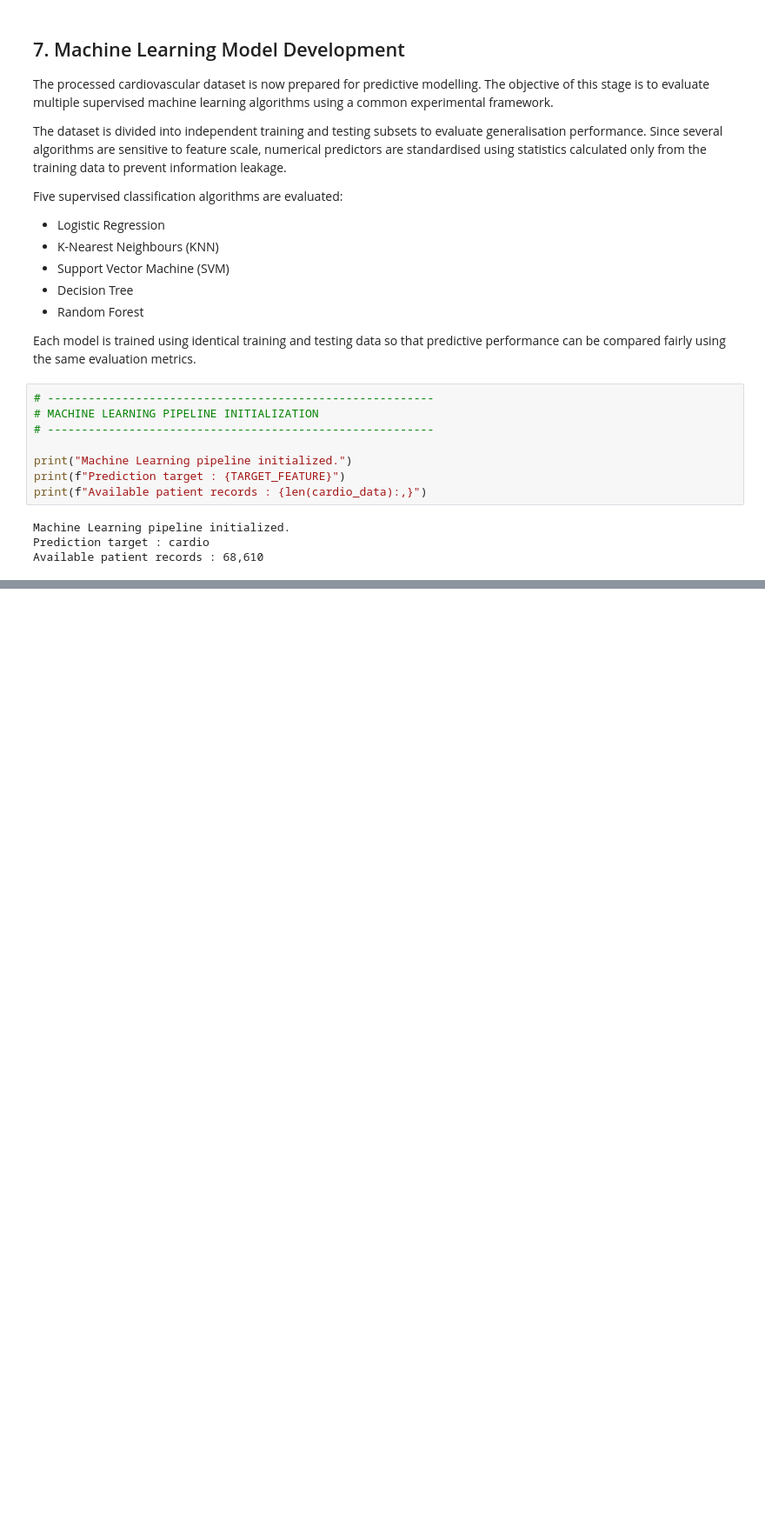
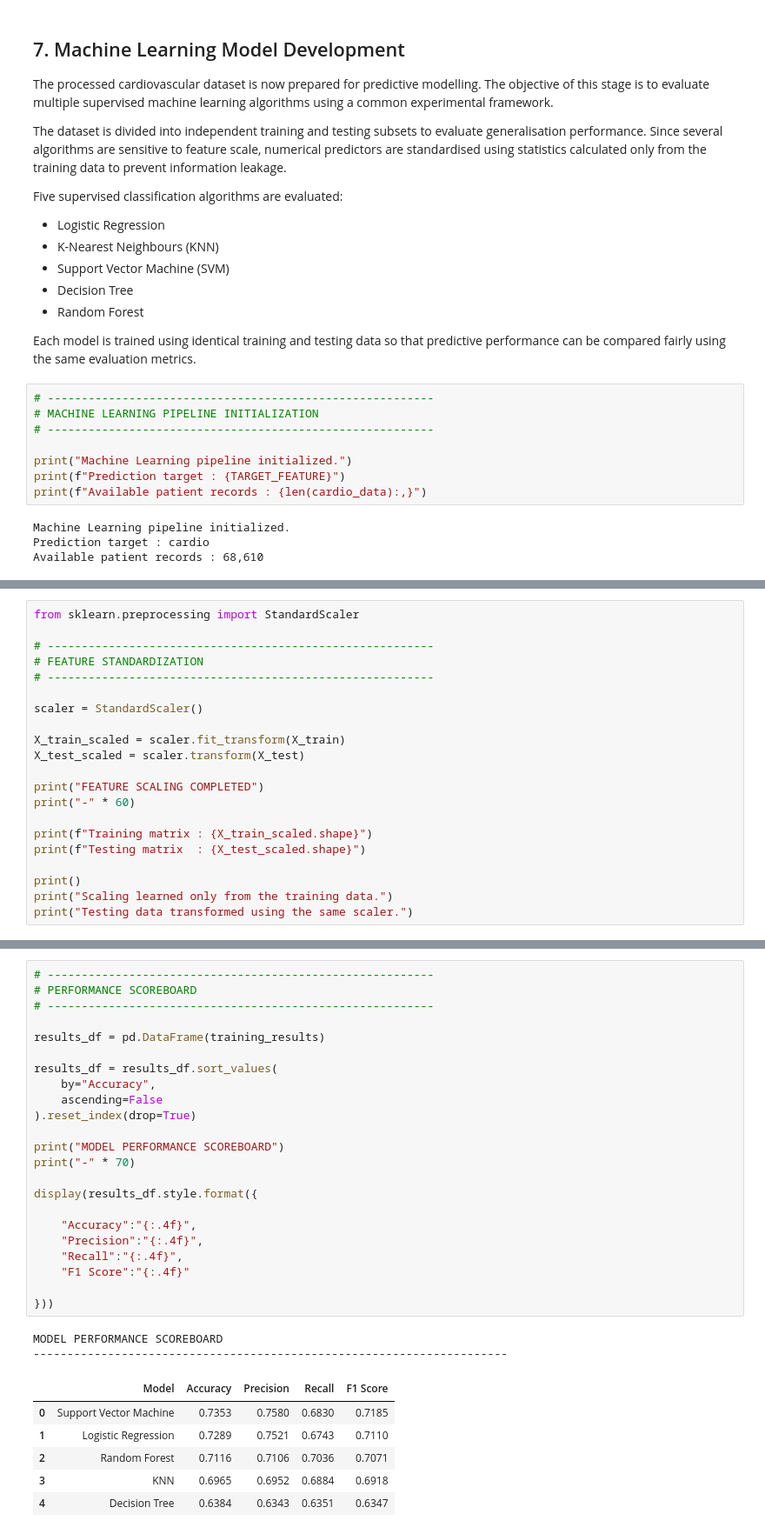
Before and after one commit to ManisshK/cardiovascular-disease-prediction, a Jupyter notebook: Cardiovascular_Disease_Prediction.ipynb, the cells around one changed output, grey strips where cells are left out. Shown at 87% size. Drawn from its saved outputs; the diff is of its cells as text; blank space fills up the shorter version.

```diff
--- a/Cardiovascular_Disease_Prediction.ipynb
+++ b/Cardiovascular_Disease_Prediction.ipynb
@@ -1754,0 +1838,21 @@ Available patient records : 68,610
+# %%
+from sklearn.preprocessing import StandardScaler
+
+# ---------------------------------------------------------
+# FEATURE STANDARDIZATION
+# ---------------------------------------------------------
+
+scaler = StandardScaler()
+
+X_train_scaled = scaler.fit_transform(X_train)
+X_test_scaled = scaler.transform(X_test)
+
+print("FEATURE SCALING COMPLETED")
+print("-" * 60)
+
+print(f"Training matrix : {X_train_scaled.shape}")
+print(f"Testing matrix  : {X_test_scaled.shape}")
+
+print()
+print("Scaling learned only from the training data.")
+print("Testing data transformed using the same scaler.")
@@ -1754,0 +2013,32 @@ Available patient records : 68,610
+# %%
+# ---------------------------------------------------------
+# PERFORMANCE SCOREBOARD
+# ---------------------------------------------------------
+
+results_df = pd.DataFrame(training_results)
+
+results_df = results_df.sort_values(
+    by="Accuracy",
+    ascending=False
+).reset_index(drop=True)
+
+print("MODEL PERFORMANCE SCOREBOARD")
+print("-" * 70)
+
+display(results_df.style.format({
+
+    "Accuracy":"{:.4f}",
+    "Precision":"{:.4f}",
+    "Recall":"{:.4f}",
+    "F1 Score":"{:.4f}"
+
+}))
+# %% [output]
+MODEL PERFORMANCE SCOREBOARD
+----------------------------------------------------------------------
+|  | Model | Accuracy | Precision | Recall | F1 Score |
+| 0 | Support Vector Machine | 0.7353 | 0.7580 | 0.6830 | 0.7185 |
+| 1 | Logistic Regression | 0.7289 | 0.7521 | 0.6743 | 0.7110 |
+| 2 | Random Forest | 0.7116 | 0.7106 | 0.7036 | 0.7071 |
+| 3 | KNN | 0.6965 | 0.6952 | 0.6884 | 0.6918 |
+| 4 | Decision Tree | 0.6384 | 0.6343 | 0.6351 | 0.6347 |
```
Also changed, not shown: parts of 8 cells of this notebook.
